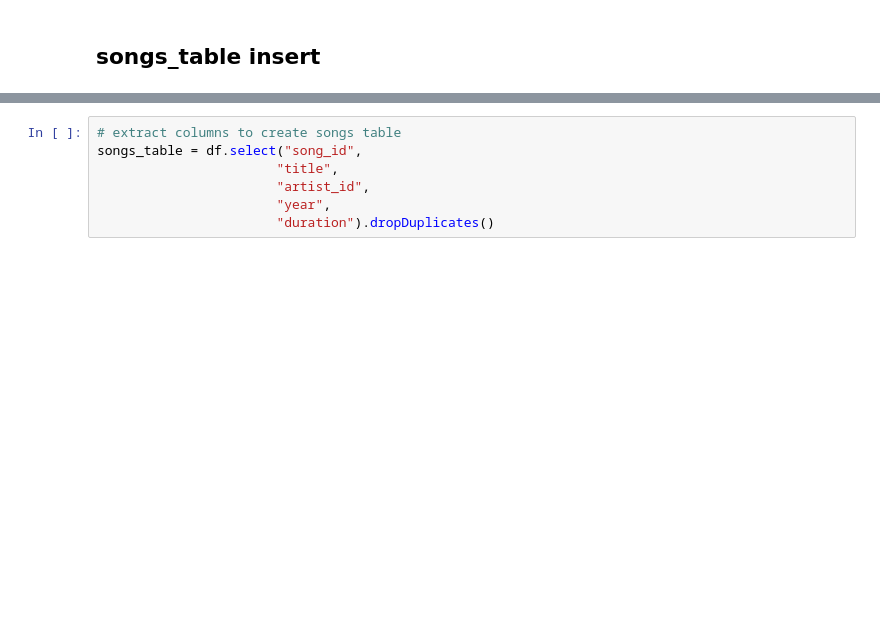
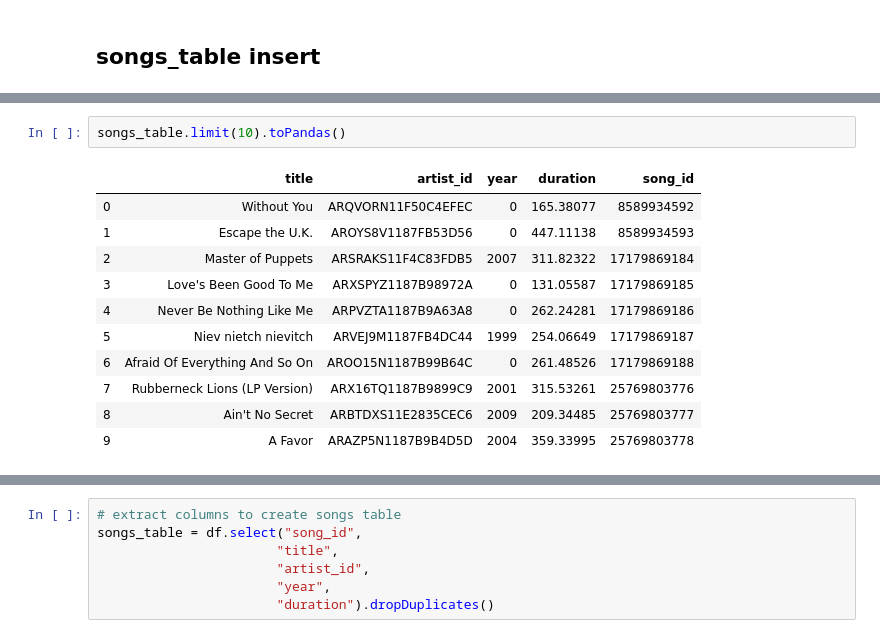
Before and after one commit to jcanque777/data_lakes_spark_ud, a Jupyter notebook: get_data.ipynb, the cells around one changed output, grey strips where cells are left out. Saved outputs shown, nothing was run; the diff lists cells and outputs as text; blank space fills up the shorter version.

```diff
--- a/get_data.ipynb
+++ b/get_data.ipynb
@@ -159,0 +164,14 @@ p_df.head()
+# %%
+songs_table.limit(10).toPandas()
+# %% [output]
+|  | title | artist_id | year | duration | song_id |
+| 0 | Without You | ARQVORN11F50C4EFEC | 0 | 165.38077 | 8589934592 |
+| 1 | Escape the U.K. | AROYS8V1187FB53D56 | 0 | 447.11138 | 8589934593 |
+| 2 | Master of Puppets | ARSRAKS11F4C83FDB5 | 2007 | 311.82322 | 17179869184 |
+| 3 | Love's Been Good To Me | ARXSPYZ1187B98972A | 0 | 131.05587 | 17179869185 |
+| 4 | Never Be Nothing Like Me | ARPVZTA1187B9A63A8 | 0 | 262.24281 | 17179869186 |
+| 5 | Niev nietch nievitch | ARVEJ9M1187FB4DC44 | 1999 | 254.06649 | 17179869187 |
+| 6 | Afraid Of Everything And So On | AROO15N1187B99B64C | 0 | 261.48526 | 17179869188 |
+| 7 | Rubberneck Lions (LP Version) | ARX16TQ1187B9899C9 | 2001 | 315.53261 | 25769803776 |
+| 8 | Ain't No Secret | ARBTDXS11E2835CEC6 | 2009 | 209.34485 | 25769803777 |
+| 9 | A Favor | ARAZP5N1187B9B4D5D | 2004 | 359.33995 | 25769803778 |
```
Also changed, not shown: parts of 106 cells of this notebook.
